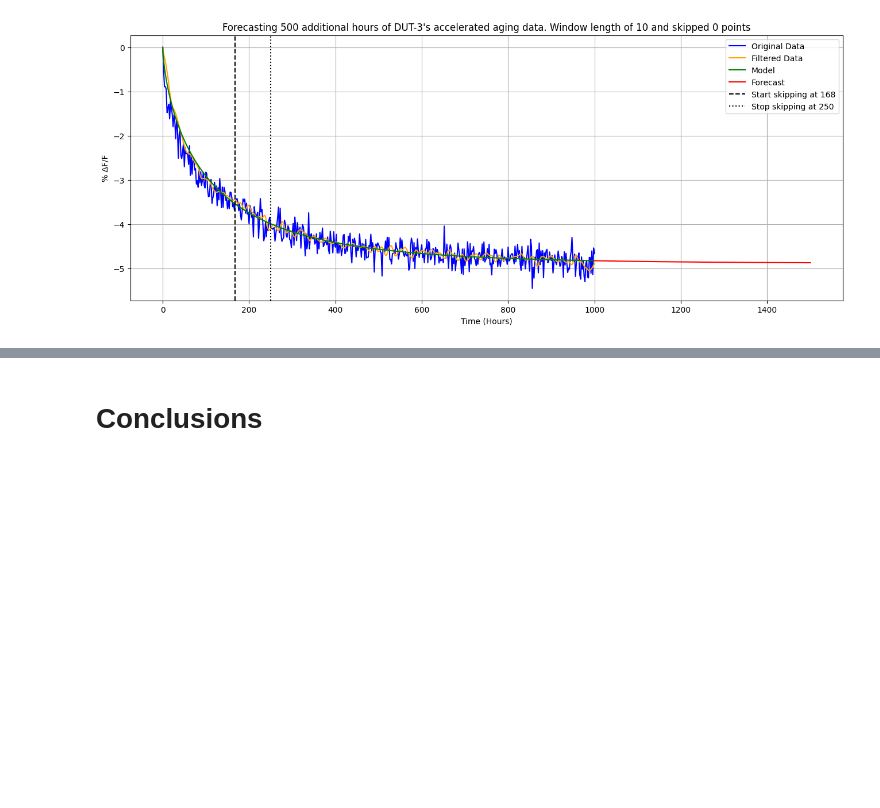
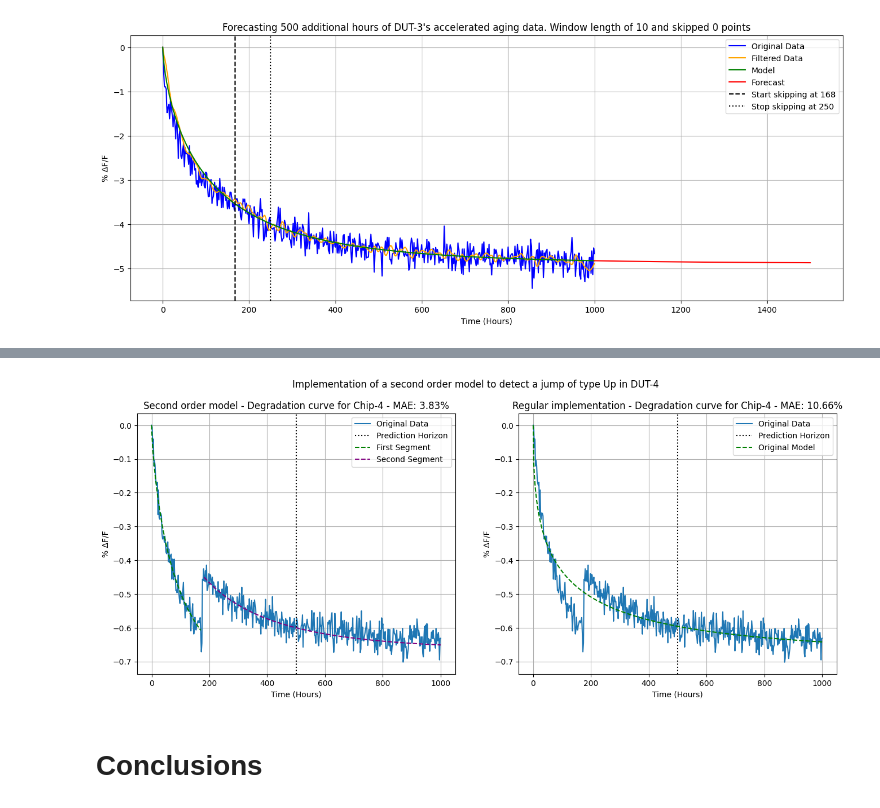
Before and after one commit to MateoJRendon/UBC-Accelerated-Aging-Forecasting-Demo, a Jupyter notebook: General_Version_Demo.ipynb, the cells around one changed output, grey strips where cells are left out. Cells and saved outputs as stored; diff of their text form; code cells hidden in the pictures; blank space fills up the shorter version.

```diff
--- a/General_Version_Demo.ipynb
+++ b/General_Version_Demo.ipynb
@@ -524,0 +630,84 @@ Text(0.5, 1.0, "Forecasting 500 additional hours of DUT-3's accelerated aging da
+# %%
+fig, (ax1, ax2) = plt.subplots(1, 2, figsize=(16, 6))
+
+# General Variables
+n = 8           # Number of points used to find max and min
+th_jump = 5     # Threshold break between segments
+obs = 500       # Number of observed degradation hours
+
+# Read in the data and obtain derivatives
+x_data = np.array(df_time)
+x_seri = pd.Series(x_data).set_axis(x_data)
+s_orig = (100*(y_data_plot - y_data_plot[0]) / y_data_plot[0]).set_axis(x_data)
+s_aver = s_orig.rolling(window=20, center=False, win_type='hamming', min_periods=1).mean()
+y_orig = np.array(s_orig)
+y_aver = np.array(s_aver)
+
+Ser = s_orig.set_axis(x_data) # Data
+Ser_Diff = Ser.diff()         # First derivative of the data
+
+ax1.plot(x_seri, s_orig, label='Original Data')
+ax1.axvline(x = obs, color = 'black', label = 'Prediction Horizon', linestyle=':')
+ax2.plot(x_seri, s_orig, label='Original Data')
+ax2.axvline(x = obs, color = 'black', label = 'Prediction Horizon', linestyle=':')
+
+# Calculate the max and min from the first derivative
+blu_FirMin = argrelextrema(np.array(Ser_Diff), np.less_equal, order=n)[0]//datapoints_per_hour
+pur_FirMax = argrelextrema(np.array(Ser_Diff), np.greater_equal, order=n)[0]//datapoints_per_hour
+
+# Find the value where the jump is occurring
+
+max_val_der_blue = max(Ser_Diff[list(blu_FirMin)], key=abs)
+ser_blue = Ser_Diff[list(blu_FirMin)]
+idx_max_der_blue = ser_blue.index[pd.Index(ser_blue).get_loc(max_val_der_blue)]
+
+max_val_der_purp = max(Ser_Diff[list(pur_FirMax)], key=abs)
+ser_purp = Ser_Diff[list(pur_FirMax)]
+idx_max_der_purp = ser_purp.index[pd.Index(ser_purp).get_loc(max_val_der_purp)]
+
+jump_point = idx_max_der_blue if abs(max_val_der_blue) > abs(max_val_der_purp) else idx_max_der_purp
+jump_type = 'Down' if abs(max_val_der_blue) > abs(max_val_der_purp) else 'Up'
+
+# Calculate the segment before the jump
+first_seg = int(jump_point - th_jump)
+popt, pcov = curve_fit(bernstein_model, x_seri[0:first_seg], Ser[0:first_seg], bounds=bounds, method=method, p0=p0)
+A, B, C = popt
+model_first = bernstein_model(x_seri[0:first_seg], A, B, C)
+
+ax1.plot(x_seri[0:first_seg], model_first, label='First Segment', linestyle="--", c='green')
+
+# Calculate the  segment after the jump
+sec_seg = int(jump_point + th_jump)
+
+popt, pcov = curve_fit(bernstein_model, x_seri[sec_seg:obs], Ser[sec_seg:obs], bounds=bounds, method=method, p0=p0)
+A, B, C = popt
+model_sec = bernstein_model(x_seri[sec_seg:], A, B, C)
+
+ax1.plot(x_seri[sec_seg:], model_sec[sec_seg:], label='Second Segment', linestyle="--", c='purple')
+
+error_prediction_sec = abs((model_sec - Ser) / Ser)
+mean_error_prediction_sec = np.mean(error_prediction_sec)*100
+
+# Methodology for the previous implementation
+popt, pcov = curve_fit(bernstein_model, x_seri, Ser, bounds=bounds, method=method, p0=p0)
+A, B, C = popt
+model_og = bernstein_model(x_seri, A, B, C)
+
+error_prediction_og = abs((model_og - Ser) / Ser)
+mean_error_prediction_og = np.mean(error_prediction_og)*100
+
+ax2.plot(x_seri, model_og, label='Original Model', linestyle="--", c='green')
+
+# Plot label and configurations
+ax1.legend()
+ax1.grid()
+ax1.set_xlabel('Time (Hours)')
+ax1.set_ylabel(u'% ΔF/F')
+ax1.set_title(f'Second order model - Degradation curve for Chip-{chip_no} - MAE: {round(mean_error_prediction_sec,2)}%')
+ax2.grid()
+ax2.set_xlabel('Time (Hours)')
+ax2.set_ylabel(u'% ΔF/F')
+ax2.set_title(f'Regular implementation - Degradation curve for Chip-{chip_no} - MAE: {round(mean_error_prediction_og,2)}%')
+ax2.legend()
+plt.suptitle(f'Implementation of a second order model to detect a jump of type {jump_type} in DUT-{chip_no}')
+# %% [output]
@@ -525,3 +715,4 @@ Text(0.5, 1.0, "Forecasting 500 additional hours of DUT-3's accelerated aging da
+[figure, added]
 # %% [markdown]
 # Conclusions
 # %% [markdown]
```
Also changed, not shown: parts of 20 cells of this notebook.
